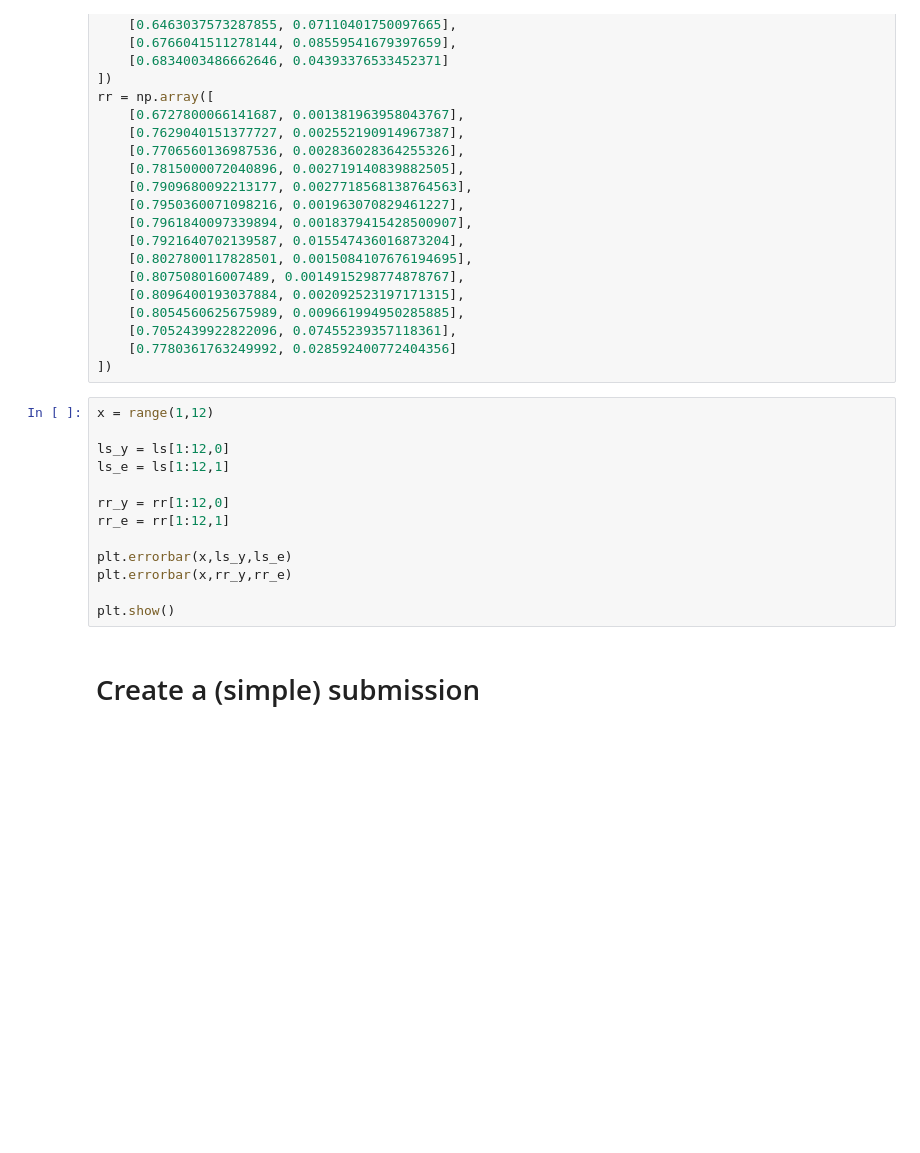
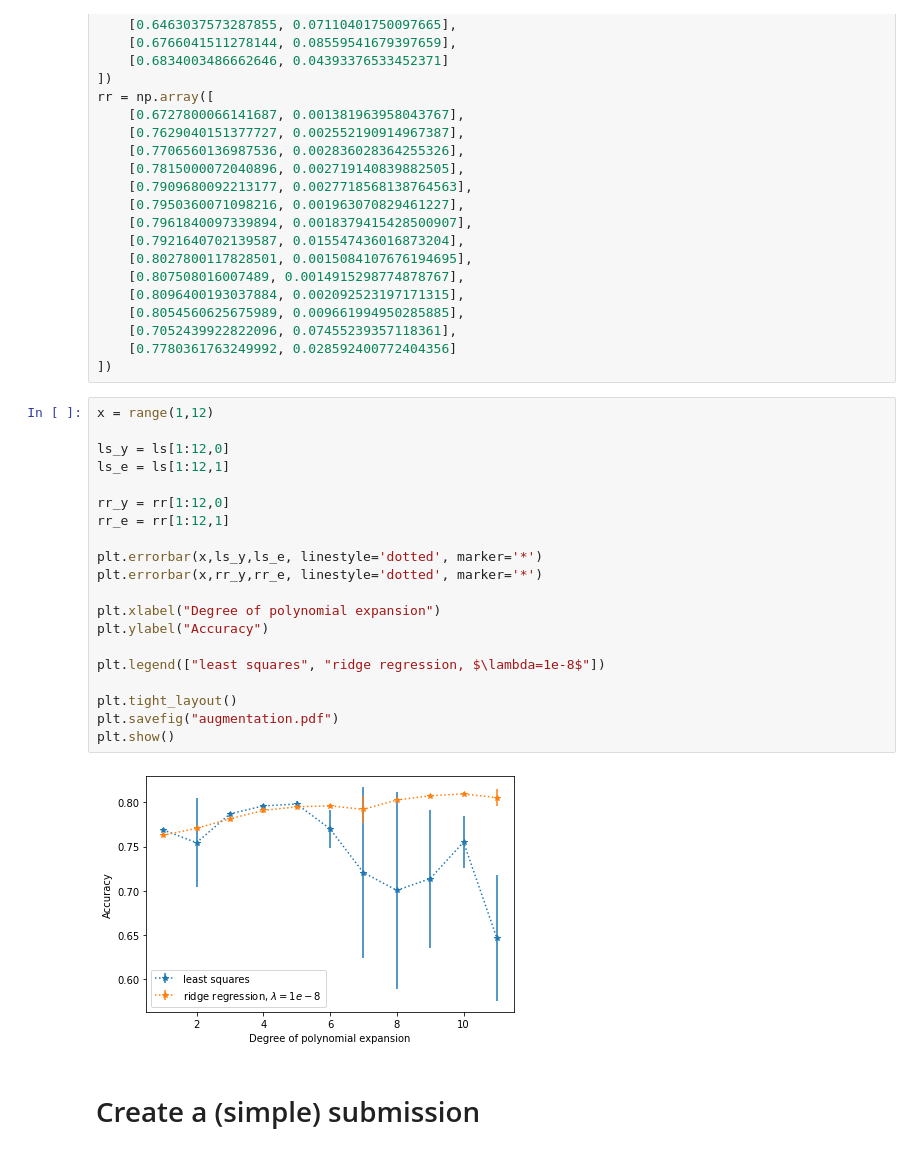
Before and after one commit to CRefice/ML_course, a Jupyter notebook: projects/project1/scripts/project1.ipynb, the cells around one changed output. Cells and saved outputs as stored; diff of their text form; blank space fills up the shorter version.

```diff
--- a/projects/project1/scripts/project1.ipynb
+++ b/projects/project1/scripts/project1.ipynb
@@ -262,16 +282,25 @@ rr = np.array([
 # %%
 x = range(1,12)
 
 ls_y = ls[1:12,0]
 ls_e = ls[1:12,1]
 
 rr_y = rr[1:12,0]
 rr_e = rr[1:12,1]
 
-plt.errorbar(x,ls_y,ls_e)
-plt.errorbar(x,rr_y,rr_e)
+plt.errorbar(x,ls_y,ls_e, linestyle='dotted', marker='*')
+plt.errorbar(x,rr_y,rr_e, linestyle='dotted', marker='*')
 
+plt.xlabel("Degree of polynomial expansion")
+plt.ylabel("Accuracy")
+
+plt.legend(["least squares", "ridge regression, $\lambda=1e-8$"])
+
+plt.tight_layout()
+plt.savefig("augmentation.pdf")
 plt.show()
+# %% [output]
+[figure, added]
 # %% [markdown]
 # Create a (simple) submission
 # %%
```
Also changed, not shown: parts of 8 cells of this notebook, 2 other files.
